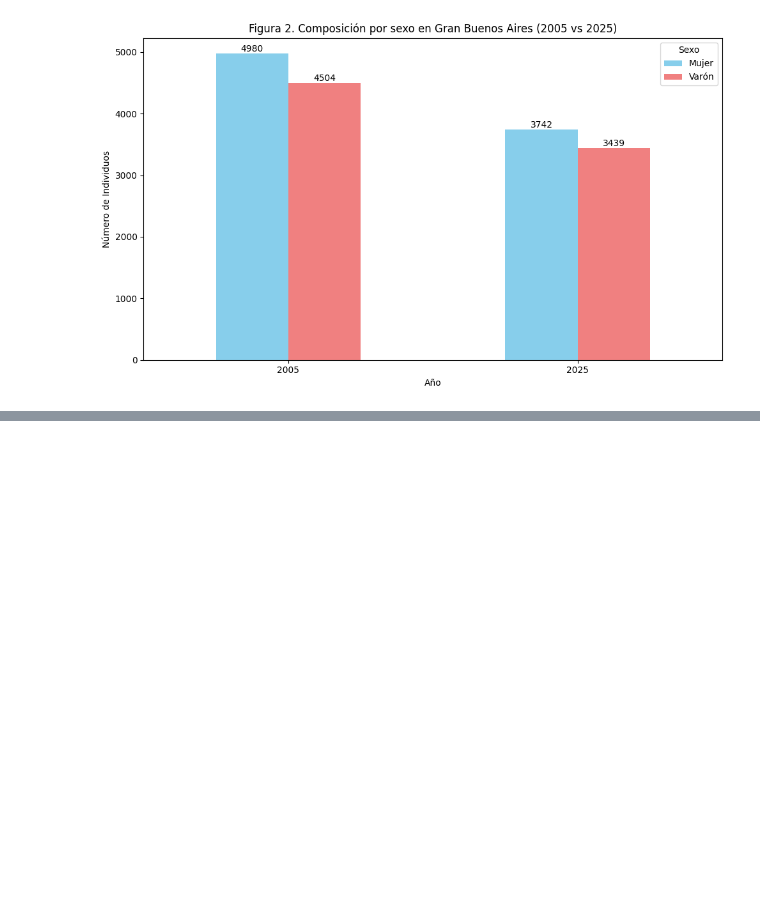
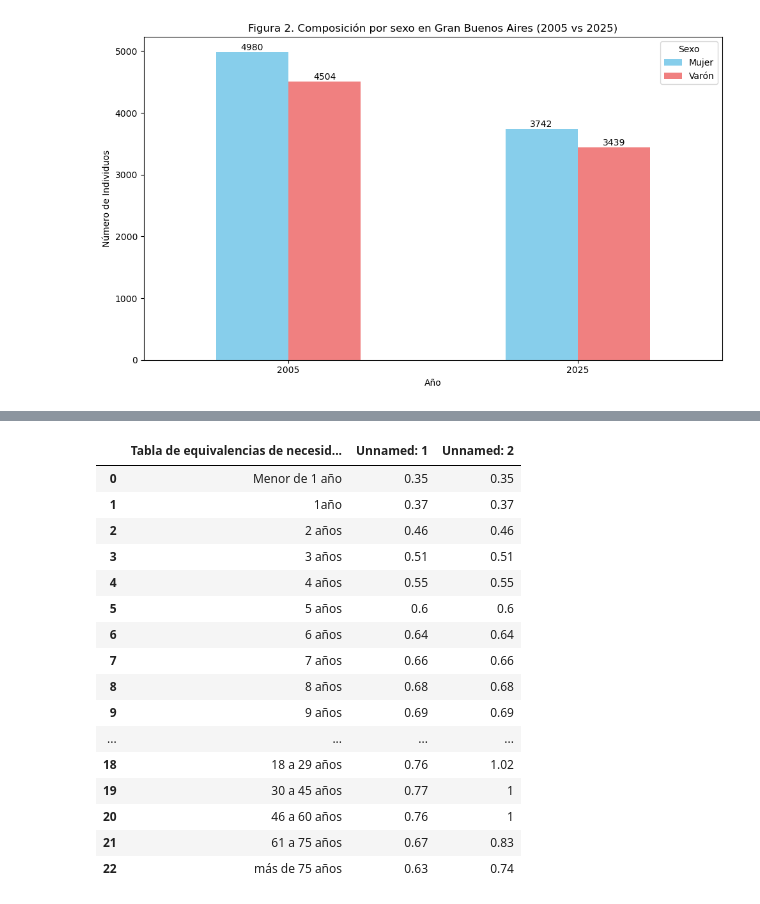
Before and after one commit to davidjjj14082000-png/BigDataUBA-Grupo-1, a Jupyter notebook: TP2/tp_2_pate_1_ej_2_a_b(completado).ipynb, the cells around one changed output, grey strips where cells are left out. Cells and saved outputs as stored; diff of their text form; code cells hidden in the pictures; blank space fills up the shorter version.

```diff
--- a/TP2/tp_2_pate_1_ej_2_a_b(completado).ipynb
+++ b/TP2/tp_2_pate_1_ej_2_a_b(completado).ipynb
@@ -329,0 +364,20 @@ plt.show()
+# %%
+adult_equiv1.columns.rename(
+# %% [output]
+|  | Tabla de equivalencias de necesid... | Unnamed: 1 | Unnamed: 2 |
+| 0 | Menor de 1 año | 0.35 | 0.35 |
+| 1 | 1año | 0.37 | 0.37 |
+| 2 | 2 años | 0.46 | 0.46 |
+| 3 | 3 años | 0.51 | 0.51 |
+| 4 | 4 años | 0.55 | 0.55 |
+| 5 | 5 años | 0.6 | 0.6 |
+| 6 | 6 años | 0.64 | 0.64 |
+| 7 | 7 años | 0.66 | 0.66 |
+| 8 | 8 años | 0.68 | 0.68 |
+| 9 | 9 años | 0.69 | 0.69 |
+| ... | ... | ... | ... |
+| 18 | 18 a 29 años | 0.76 | 1.02 |
+| 19 | 30 a 45 años | 0.77 | 1 |
+| 20 | 46 a 60 años | 0.76 | 1 |
+| 21 | 61 a 75 años | 0.67 | 0.83 |
+| 22 | más de 75 años | 0.63 | 0.74 |
```
Also changed, not shown: parts of 10 cells of this notebook.
